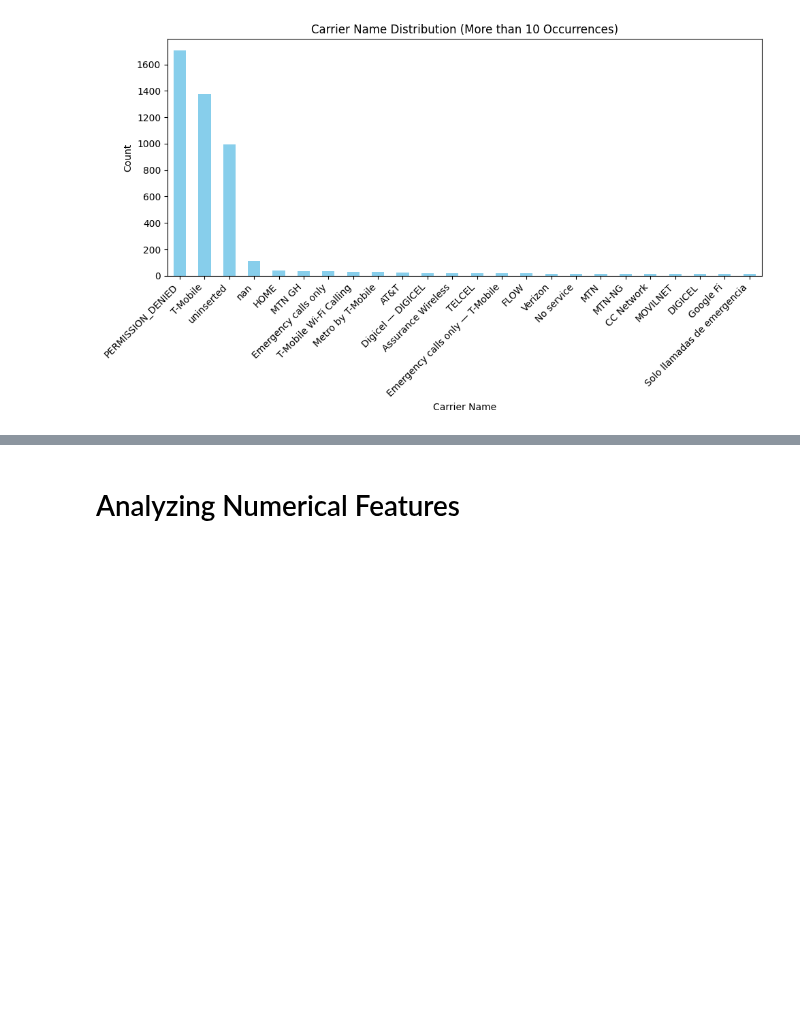
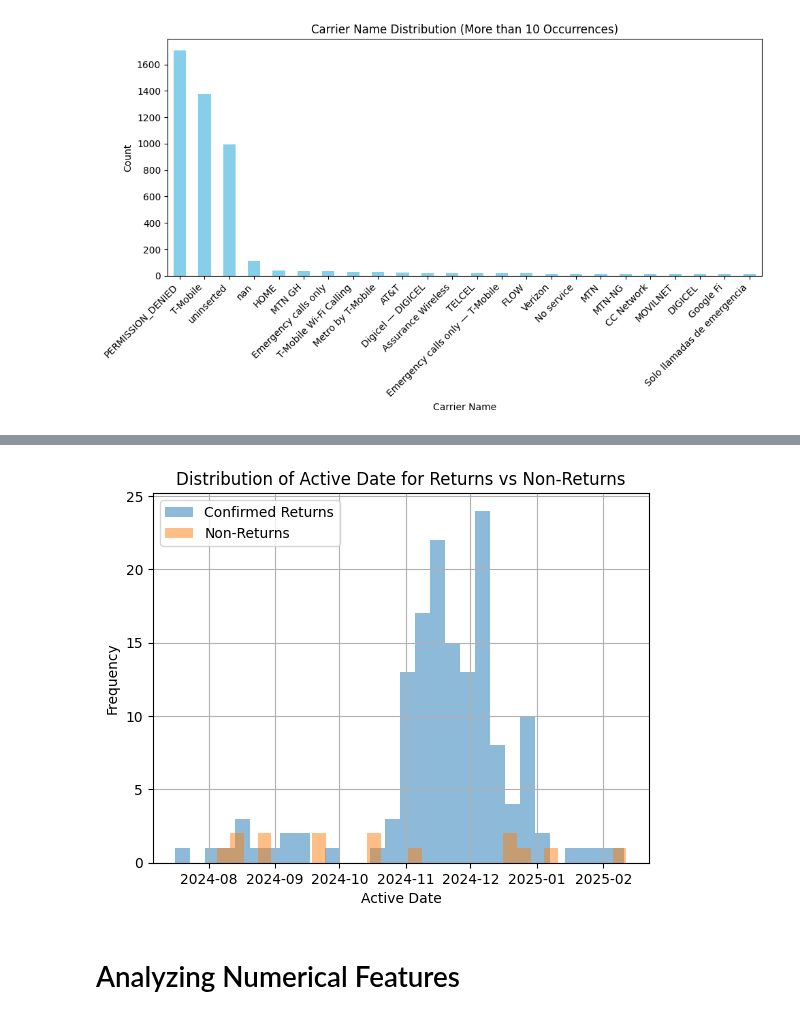
Before and after one commit to ACarrig/NUUMobile1, a Jupyter notebook: data_before_Feb13_analysis.ipynb, the cells around one changed output, grey strips where cells are left out. Drawn from its saved outputs; the diff is of its cells as text; code cells hidden in the pictures; blank space fills up the shorter version.

```diff
--- a/data_before_Feb13_analysis.ipynb
+++ b/data_before_Feb13_analysis.ipynb
@@ -433,3 +437,25 @@ Name: count, Length: 4883, dtype: int64
+# %%
+# Extracting useful features from the 'active_date'
+data['active_date'] = pd.to_datetime(data['active_date'], errors='coerce')
+
+# Extract month and weekday from 'active_date'
+data['active_date_month'] = data['active_date'].dt.month
+data['active_date_dayofweek'] = data['active_date'].dt.dayofweek
+
+# Calculate time difference between 'active_date' and 'interval_date'
+data['time_since_active'] = (data['interval_date'] - data['active_date']).dt.days
+
+# Analyze 'active_date' for confirmed returns vs non-returns
+data[data['Churn'] == 1]['active_date'].hist(bins=30, alpha=0.5, label='Confirmed Returns')
+data[data['Churn'] == 0]['active_date'].hist(bins=30, alpha=0.5, label='Non-Returns')
+
+plt.xlabel('Active Date')
+plt.ylabel('Frequency')
+plt.legend()
+plt.title('Distribution of Active Date for Returns vs Non-Returns')
+plt.show()
+# %% [output]
+[figure, added]
 # %% [markdown]
 # Analyzing Numerical Features
 # %%
```
Also changed, not shown: parts of 2 cells of this notebook.
